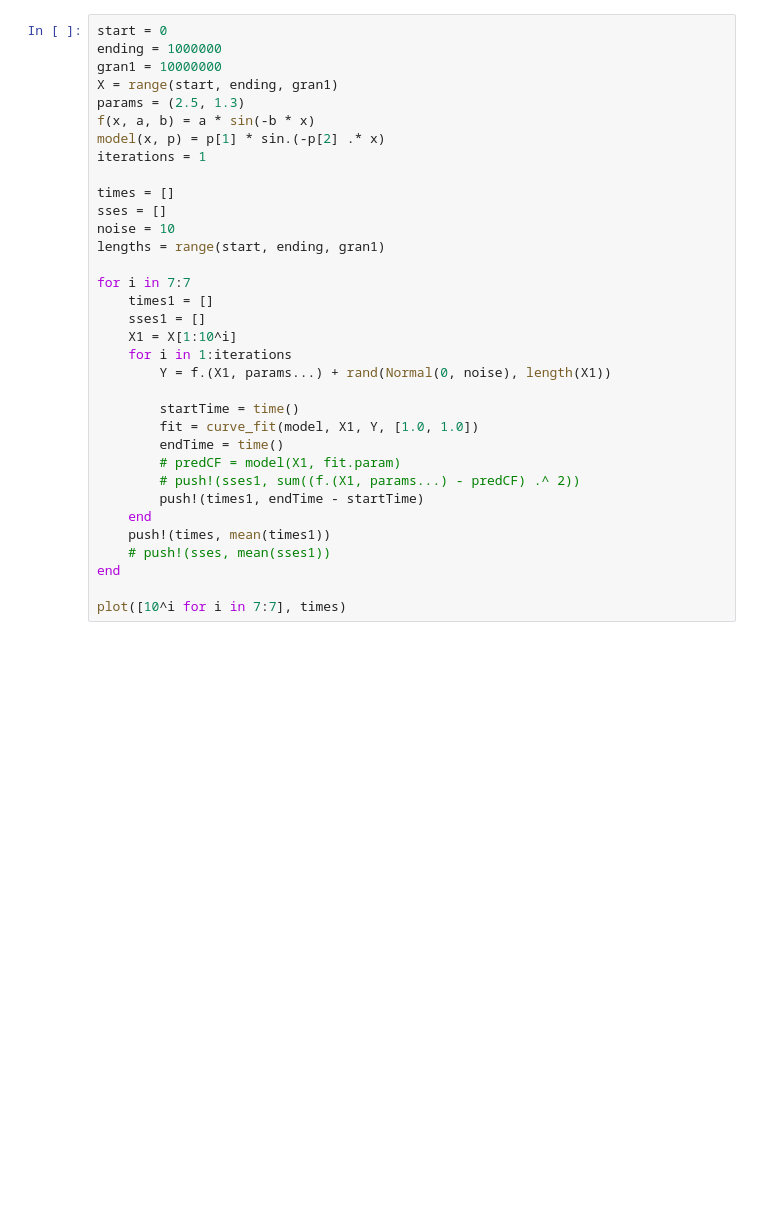
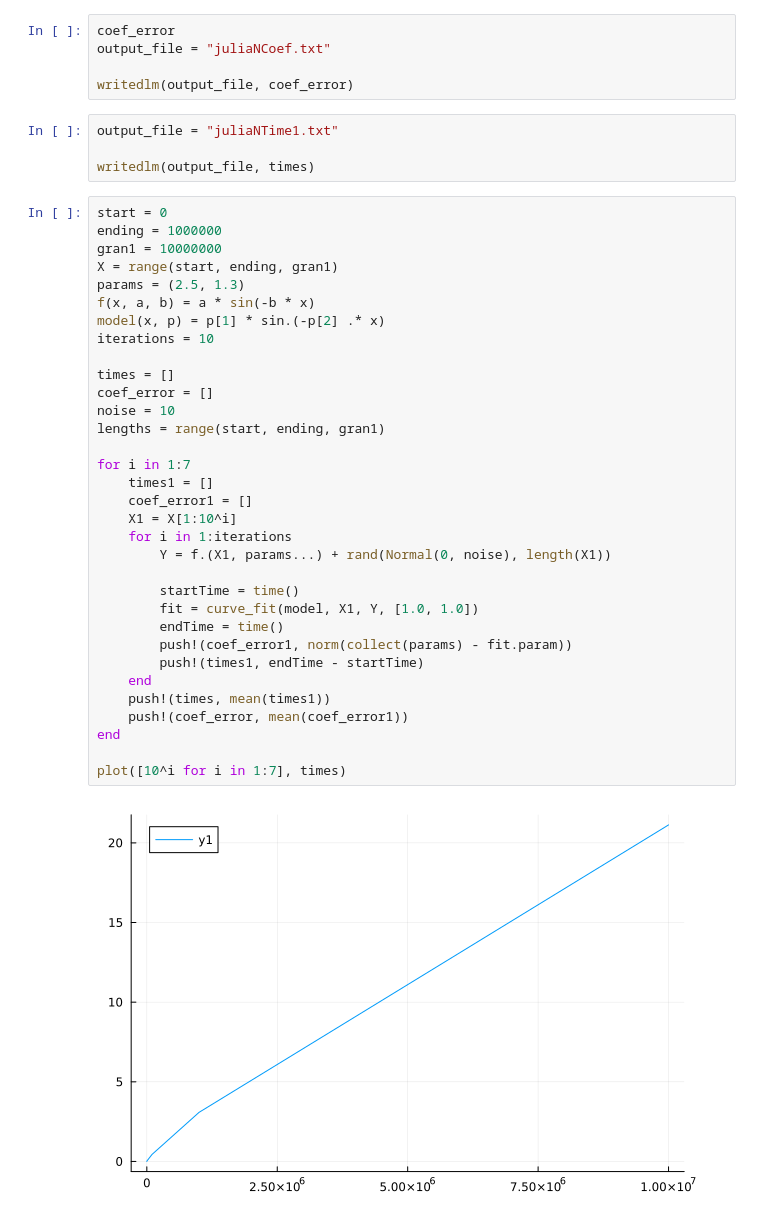
Before and after one commit to etmi7372/CSCI3656-Regression-Method-Comparison, a Jupyter notebook: Julia Nonlinear Regression.ipynb, the cells around one changed output. Saved outputs shown, nothing was run; the diff lists cells and outputs as text; blank space fills up the shorter version.

```diff
--- a/Julia Nonlinear Regression.ipynb
+++ b/Julia Nonlinear Regression.ipynb
@@ -56,35 +63,45 @@ plot(noise, sses)
+# %%
+coef_error
+output_file = "juliaNCoef.txt"
+
+writedlm(output_file, coef_error)
+# %%
+output_file = "juliaNTime1.txt"
+
+writedlm(output_file, times)
 # %%
 start = 0
 ending = 1000000
 gran1 = 10000000
 X = range(start, ending, gran1)
 params = (2.5, 1.3)
 f(x, a, b) = a * sin(-b * x)
 model(x, p) = p[1] * sin.(-p[2] .* x)
-iterations = 1
+iterations = 10
 
 times = []
-sses = []
+coef_error = []
 noise = 10
 lengths = range(start, ending, gran1)
 
-for i in 7:7
+for i in 1:7
     times1 = []
-    sses1 = []
+    coef_error1 = []
     X1 = X[1:10^i]
     for i in 1:iterations
         Y = f.(X1, params...) + rand(Normal(0, noise), length(X1))
 
         startTime = time()
         fit = curve_fit(model, X1, Y, [1.0, 1.0])
         endTime = time()
-        # predCF = model(X1, fit.param)
-        # push!(sses1, sum((f.(X1, params...) - predCF) .^ 2))
+        push!(coef_error1, norm(collect(params) - fit.param))
         push!(times1, endTime - startTime)
     end
     push!(times, mean(times1))
-    # push!(sses, mean(sses1))
+    push!(coef_error, mean(coef_error1))
 end
 
-plot([10^i for i in 7:7], times)
+plot([10^i for i in 1:7], times)
+# %% [output]
+[figure, added]
 # %%
```
Also changed, not shown: parts of 6 cells of this notebook, 14 other files.
